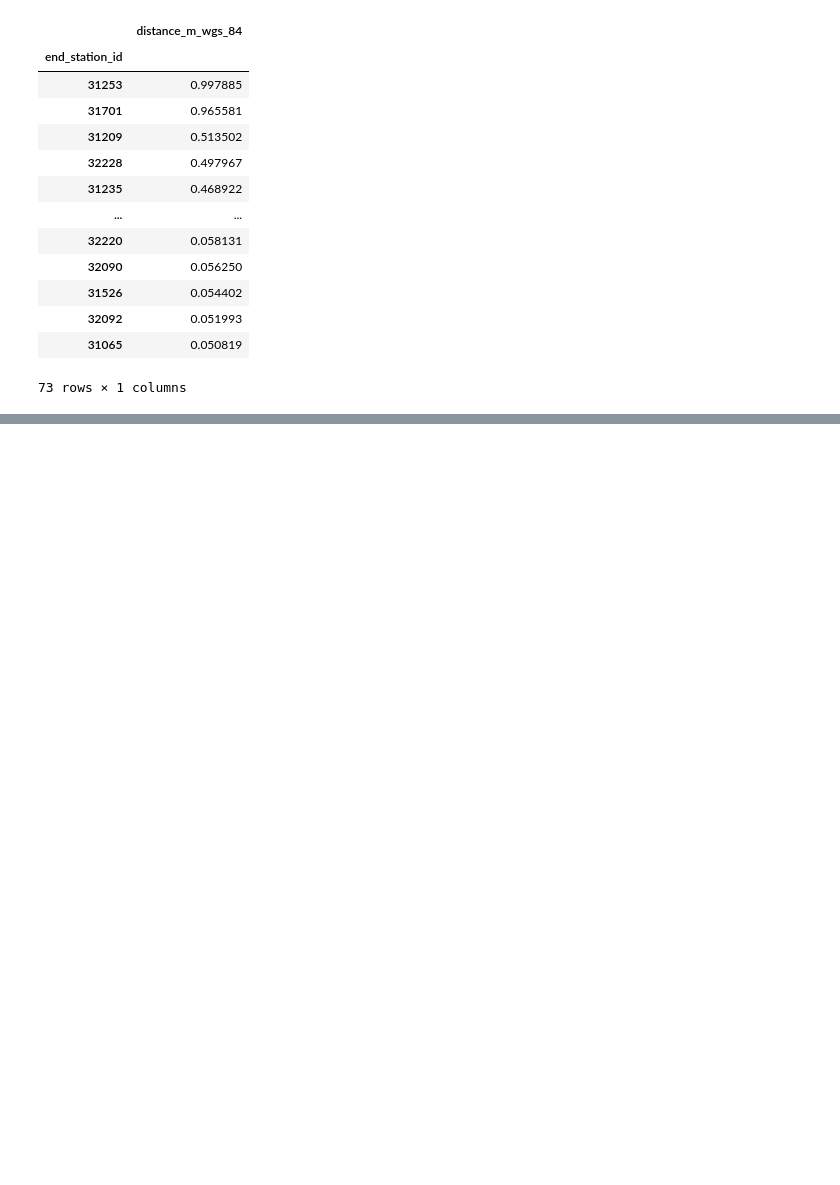
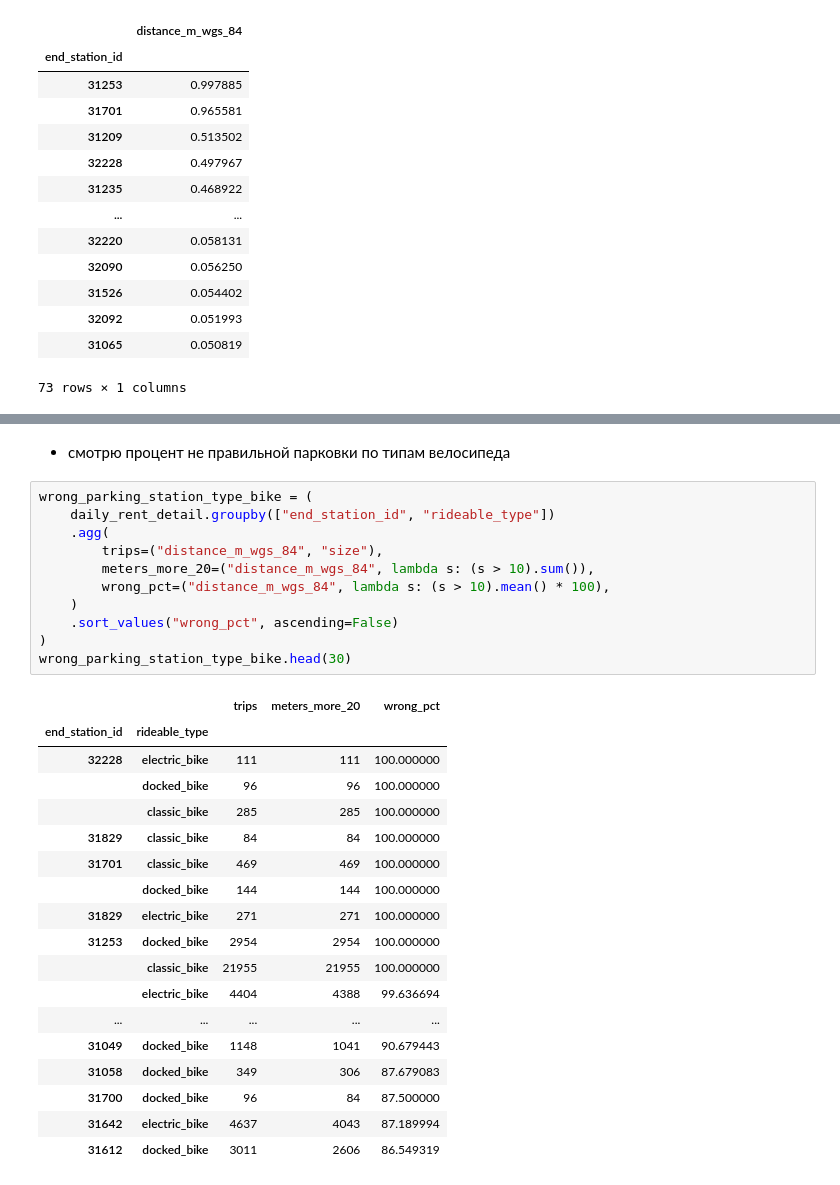
Before and after one commit to sheshukoff/analyze_bike_share, a Jupyter notebook: stages_of_analysis/5_data_analysis/1st_group_rebalance/3_hypothesis.ipynb, the cells around one changed output, grey strips where cells are left out. Drawn from its saved outputs; the diff is of its cells as text; blank space fills up the shorter version.

```diff
--- a/stages_of_analysis/5_data_analysis/1st_group_rebalance/3_hypothesis.ipynb
+++ b/stages_of_analysis/5_data_analysis/1st_group_rebalance/3_hypothesis.ipynb
@@ -353,0 +407,32 @@ wrong_parking[wrong_parking['distance_m_wgs_84'] > 0.05]
+# %% [markdown]
+- смотрю процент не правильной парковки по типам велосипеда
+# %%
+wrong_parking_station_type_bike = (
+    daily_rent_detail.groupby(["end_station_id", "rideable_type"])
+    .agg(
+        trips=("distance_m_wgs_84", "size"),
+        meters_more_20=("distance_m_wgs_84", lambda s: (s > 10).sum()),
+        wrong_pct=("distance_m_wgs_84", lambda s: (s > 10).mean() * 100),
+    )
+    .sort_values("wrong_pct", ascending=False)
+)
+wrong_parking_station_type_bike.head(30)
+# %% [output]
+|  |  | trips | meters_more_20 | wrong_pct |
+| end_station_id | rideable_type |  |  |  |
+| 32228 | electric_bike | 111 | 111 | 100.000000 |
+|  | docked_bike | 96 | 96 | 100.000000 |
+|  | classic_bike | 285 | 285 | 100.000000 |
+| 31829 | classic_bike | 84 | 84 | 100.000000 |
+| 31701 | classic_bike | 469 | 469 | 100.000000 |
+|  | docked_bike | 144 | 144 | 100.000000 |
+| 31829 | electric_bike | 271 | 271 | 100.000000 |
+| 31253 | docked_bike | 2954 | 2954 | 100.000000 |
+|  | classic_bike | 21955 | 21955 | 100.000000 |
+|  | electric_bike | 4404 | 4388 | 99.636694 |
+| ... | ... | ... | ... | ... |
+| 31049 | docked_bike | 1148 | 1041 | 90.679443 |
+| 31058 | docked_bike | 349 | 306 | 87.679083 |
+| 31700 | docked_bike | 96 | 84 | 87.500000 |
+| 31642 | electric_bike | 4637 | 4043 | 87.189994 |
+| 31612 | docked_bike | 3011 | 2606 | 86.549319 |
```
Also changed, not shown: parts of 17 cells of this notebook.
